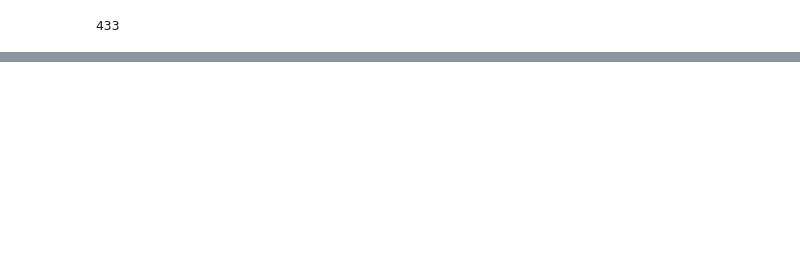
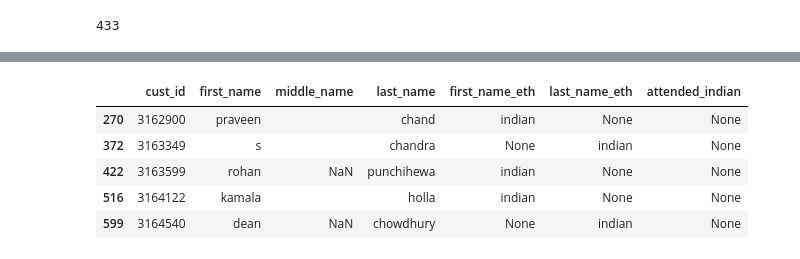
Before and after one commit to eeghor/ethnicity_detector, a Jupyter notebook: indian-filipino-detector.ipynb, the cells around one changed output, grey strips where cells are left out. Saved outputs shown, nothing was run; the diff lists cells and outputs as text; code cells hidden in the pictures; blank space fills up the shorter version.

```diff
--- a/indian-filipino-detector.ipynb
+++ b/indian-filipino-detector.ipynb
@@ -205,0 +267,9 @@ indians.cust_id.to_csv('indian_cust_ids.txt', header=False, index=False)
+# %%
+indians.head()
+# %% [output]
+|  | cust_id | first_name | middle_name | last_name | first_name_eth | last_name_eth | attended_indian |
+| 270 | 3162900 | praveen |  | chand | indian | None | None |
+| 372 | 3163349 | s |  | chandra | None | indian | None |
+| 422 | 3163599 | rohan | NaN | punchihewa | indian | None | None |
+| 516 | 3164122 | kamala |  | holla | indian | None | None |
+| 599 | 3164540 | dean | NaN | chowdhury | None | indian | None |
```
Also changed, not shown: parts of 11 cells of this notebook.
